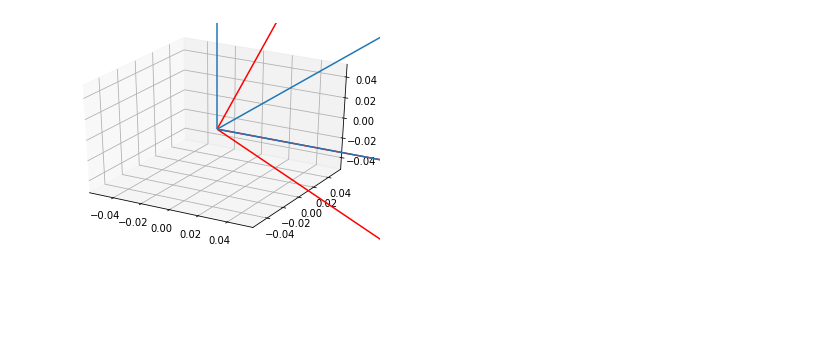
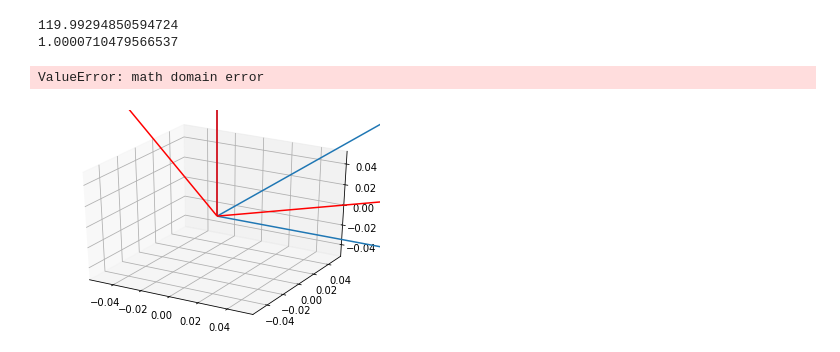
Before and after one commit to pollen-robotics/orbita, a Jupyter notebook: spherical_optimized.ipynb, the cells around one changed output. Saved outputs shown, nothing was run; the diff lists cells and outputs as text; code cells hidden in the pictures; blank space fills up the shorter version.

```diff
--- a/spherical_optimized.ipynb
+++ b/spherical_optimized.ipynb
@@ -76,19 +84,56 @@ def get_new_frame(vect,angle=0):
+# %%
+from math import *
+
+Pc = [0,0,83.40]   #Coordinates of the plateform's center
+C = [0,0,64.64]   #Coordinates of the center of the proximal circle
+R = 37.528   #Radius of the distal circle
+Rp = R*cos(30.0*pi/180)   #Radius of the proximal center
+
+eq = [[],[],[]]
+
+beta = 0
+goal = [0.0,0.0,1.0]
+
+### Find q31 and q11 ###
+X,Y,Z = get_new_frame(goal,beta)
+q31_ = [-2*atan((R*X[2] - sqrt(R**2*X[2]**2 + R**2*Z[2]**2 - C[2]**2 + 2*C[2]*Pc[2] - Pc[2]**2))/(R*Z[2] + C[2] - Pc[2])), -2*atan((R*X[2] + sqrt(R**2*X[2]**2 + R**2*Z[2]**2 - C[2]**2 + 2*C[2]*Pc[2] - Pc[2]**2))/(R*Z[2] + C[2] - Pc[2]))]
+#for i in range(len(q31_)):
+#    q31_[i]=q31_[i]
+
+if 0<=q31_[0]<=180:
+    q31 = q31_[0]
+else :
+    q31= q31_[1]
+print(q31*180/pi)
+print(R*(X[0]*sin(q31) + Z[0]*cos(q31))/Rp)
+#q11 = atan((Z[1]*cos(q31)+X[1]*sin(q31))/(Z[0]*cos(q31)+X[0]*sin(q31)))
+q11 = [[-acos(R*(X[0]*sin(q31) + Z[0]*cos(q31))/Rp)], [acos(R*(X[0]*sin(q31) + Z[0]*cos(q31))/Rp)]]
+
+for i in range(len(q11)):
+    for j in range(len(q11[i])):
+        q11[i][j]=q11[i][j]*180/pi
+
+print("q11 TOP: ",q11)
+# %% [output]
+119.99294850594724
+1.0000710479566537
+ValueError: math domain error
 # %%
 import matplotlib.pyplot as plt
 from mpl_toolkits.mplot3d import Axes3D
 
-X,Y,Z = get_new_frame([0.0,1.0,1.0])
+
 
 origin = [0,0,0]
 X_, Y_, Z_ = zip(origin,origin,origin)
 X0_,Y0_,Z0_ = zip(origin,origin,origin)
 U, V, W = zip(X,Y,Z)
 U0,V0,W0 = zip(x0,y0,z0)
 
 fig = plt.figure()
 ax = fig.add_subplot(1,1,1, projection='3d')
 ax.quiver(X0_,Y0_,Z0_,U0,V0,W0,arrow_length_ratio=0.01)
 ax.quiver(X_,Y_,Z_,U,V,W,arrow_length_ratio=0.01,color='r')
 plt.show()
 # %% [output]
-[figure, old version]
+[figure, new version]
```
Also changed, not shown: parts of 2 cells of this notebook.
